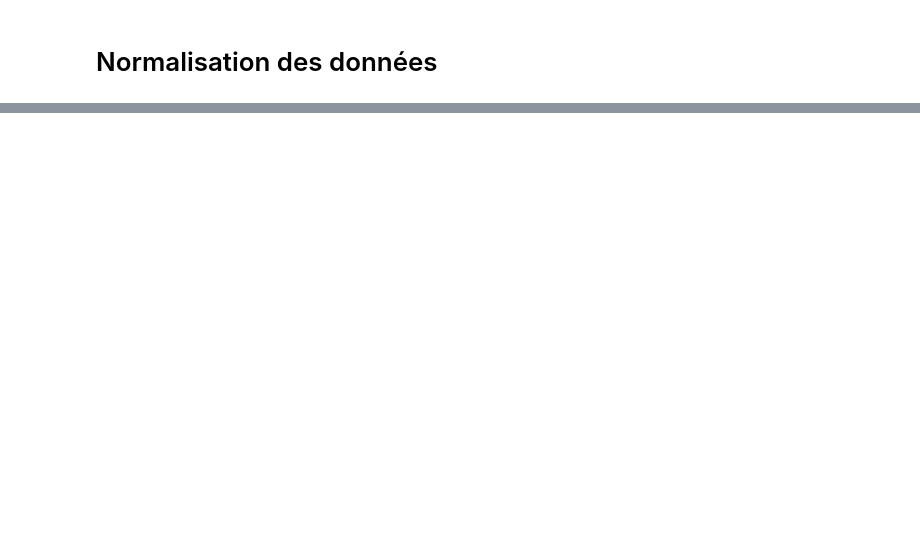
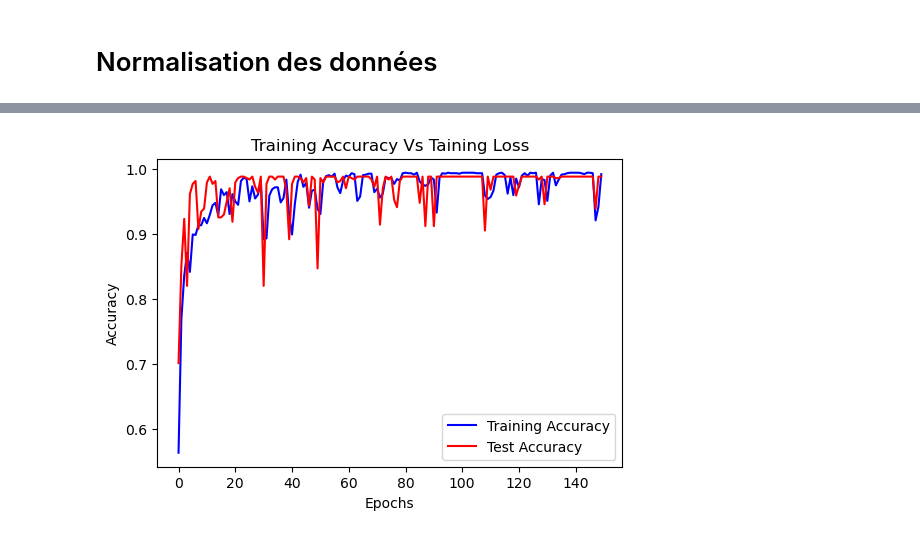
Before and after one commit to BMdestino/LAB_pro_en_IA, a Jupyter notebook: mining_dataset.ipynb, the cells around one changed output, grey strips where cells are left out. Drawn from its saved outputs; the diff is of its cells as text; code cells hidden in the pictures; blank space fills up the shorter version.

```diff
--- a/mining_dataset.ipynb
+++ b/mining_dataset.ipynb
@@ -519,0 +556,11 @@ plt.show()
+# %%
+plt.figure(figsize=(6, 4))
+plt.plot(range(0, len(epoch_accuracy)), epoch_accuracy, color='blue', label='Training Accuracy')
+plt.plot(range(0, len(epoch_val_accuracy)), epoch_val_accuracy, color='red', label='Test Accuracy')
+plt.xlabel('Epochs')
+plt.ylabel('Accuracy')
+plt.title('Training Accuracy Vs Taining Loss')
+plt.legend()
+plt.show()
+# %% [output]
+[figure, added]
```
Also changed, not shown: parts of 115 cells of this notebook.
